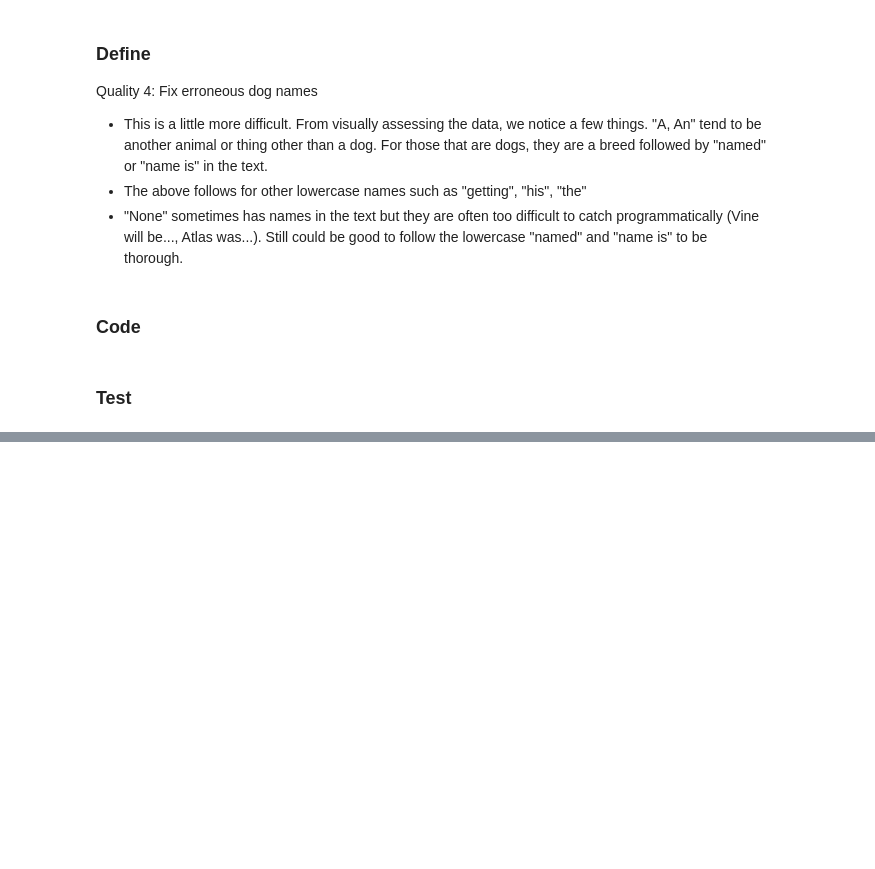
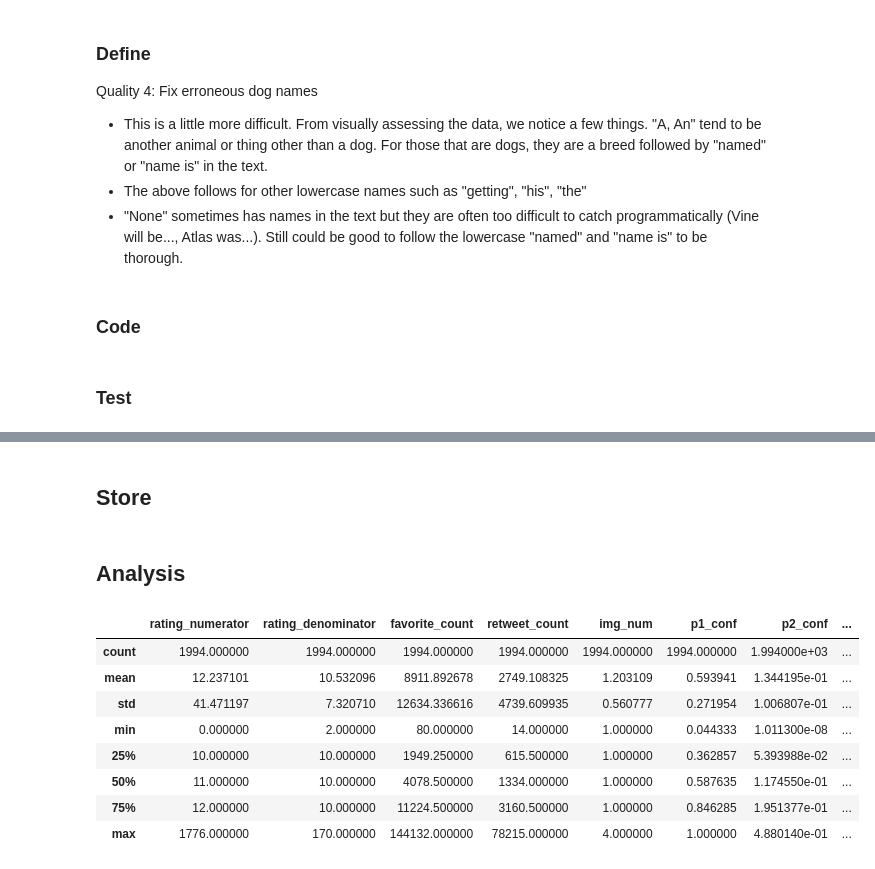
Before and after one commit to jinseilim/Wrangling-Dog-Rating-Data, a Jupyter notebook: wrangle_act.ipynb, the cells around one changed output, grey strips where cells are left out. Saved outputs shown, nothing was run; the diff lists cells and outputs as text; code cells hidden in the pictures; blank space fills up the shorter version.

```diff
--- a/wrangle_act.ipynb
+++ b/wrangle_act.ipynb
@@ -481,0 +634,2 @@ tweet_archive_clean.loc[(tweet_archive_clean['name'].str.islower())]
+# %% [markdown]
+## Store
@@ -481,0 +638,21 @@ tweet_archive_clean.loc[(tweet_archive_clean['name'].str.islower())]
+# %% [markdown]
+## Analysis
+# %%
+# Make a copy to work off
+df = tweet_archive_clean.copy()
+
+# Set index to timestamps so that dates display correctly
+df.set_index('timestamp', inplace=True)
+
+# Have a summary
+df.describe()
+# %% [output]
+|  | rating_numerator | rating_denominator | favorite_count | retweet_count | img_num | p1_conf | p2_conf | ... |
+| count | 1994.000000 | 1994.000000 | 1994.000000 | 1994.000000 | 1994.000000 | 1994.000000 | 1.994000e+03 | ... |
+| mean | 12.237101 | 10.532096 | 8911.892678 | 2749.108325 | 1.203109 | 0.593941 | 1.344195e-01 | ... |
+| std | 41.471197 | 7.320710 | 12634.336616 | 4739.609935 | 0.560777 | 0.271954 | 1.006807e-01 | ... |
+| min | 0.000000 | 2.000000 | 80.000000 | 14.000000 | 1.000000 | 0.044333 | 1.011300e-08 | ... |
+| 25% | 10.000000 | 10.000000 | 1949.250000 | 615.500000 | 1.000000 | 0.362857 | 5.393988e-02 | ... |
+| 50% | 11.000000 | 10.000000 | 4078.500000 | 1334.000000 | 1.000000 | 0.587635 | 1.174550e-01 | ... |
+| 75% | 12.000000 | 10.000000 | 11224.500000 | 3160.500000 | 1.000000 | 0.846285 | 1.951377e-01 | ... |
+| max | 1776.000000 | 170.000000 | 144132.000000 | 78215.000000 | 4.000000 | 1.000000 | 4.880140e-01 | ... |
```
Also changed, not shown: parts of 37 cells of this notebook, 3 other files.
